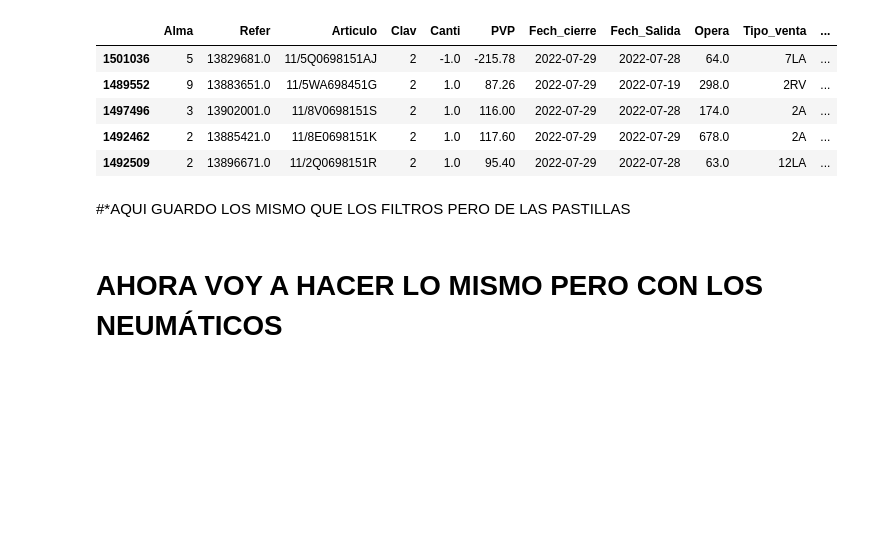
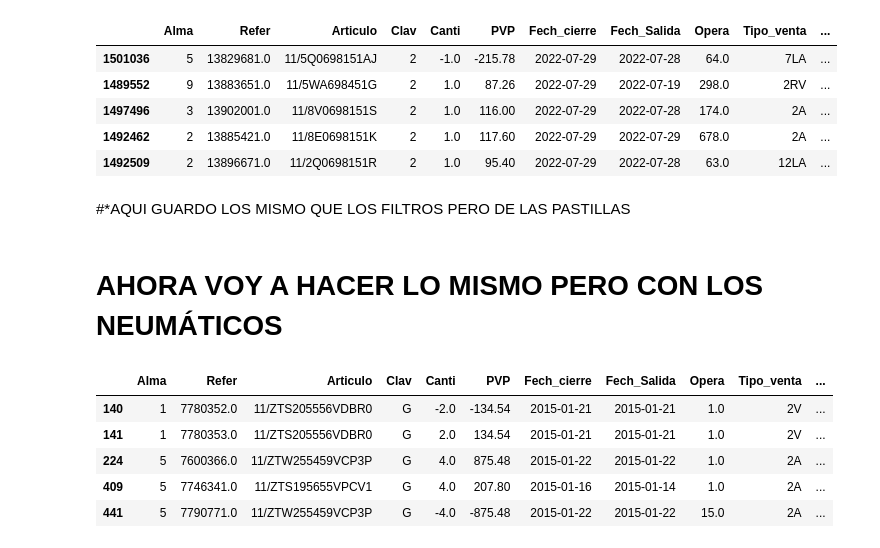
Before and after one commit to pacomm5/PLANTILLAS2, a Jupyter notebook: RECAMBIOS_NUEVO_LISTADO.ipynb, the cells around one changed output. Cells and saved outputs as stored; diff of their text form; code cells hidden in the pictures; blank space fills up the shorter version.

```diff
--- a/RECAMBIOS_NUEVO_LISTADO.ipynb
+++ b/RECAMBIOS_NUEVO_LISTADO.ipynb
@@ -2711,3 +2711,12 @@ filtros = ["AO0", "AO1", "AO4","AO5", "AO6", "AO7", "AO8", "AO9",
            "AOQ", "AOR", "AOT","AOU", "AOV", "AOW", "AOX", "AOY", "AOZ"]
 # %%
 df_neumaticos = df_neumaticos[df_neumaticos.Famil.isin(filtros)]
+# %%
+df_neumaticos.head()
+# %% [output]
+|  | Alma | Refer | Articulo | Clav | Canti | PVP | Fech_cierre | Fech_Salida | Opera | Tipo_venta | ... |
+| 140 | 1 | 7780352.0 | 11/ZTS205556VDBR0 | G | -2.0 | -134.54 | 2015-01-21 | 2015-01-21 | 1.0 | 2V | ... |
+| 141 | 1 | 7780353.0 | 11/ZTS205556VDBR0 | G | 2.0 | 134.54 | 2015-01-21 | 2015-01-21 | 1.0 | 2V | ... |
+| 224 | 5 | 7600366.0 | 11/ZTW255459VCP3P | G | 4.0 | 875.48 | 2015-01-22 | 2015-01-22 | 1.0 | 2A | ... |
+| 409 | 5 | 7746341.0 | 11/ZTS195655VPCV1 | G | 4.0 | 207.80 | 2015-01-16 | 2015-01-14 | 1.0 | 2A | ... |
+| 441 | 5 | 7790771.0 | 11/ZTW255459VCP3P | G | -4.0 | -875.48 | 2015-01-22 | 2015-01-22 | 15.0 | 2A | ... |
```
Also changed, not shown: parts of 8 cells of this notebook.
